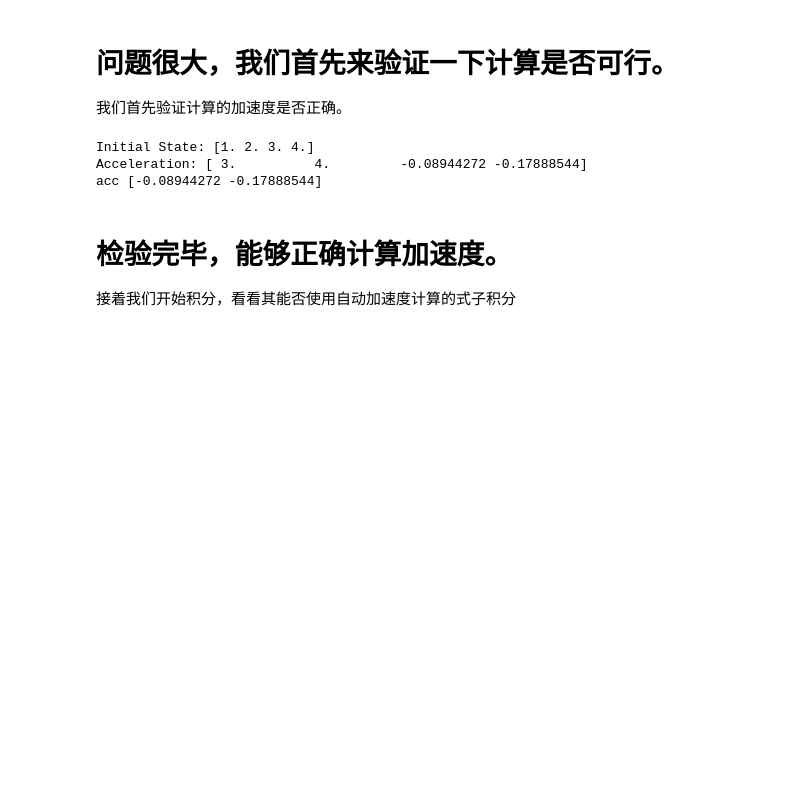
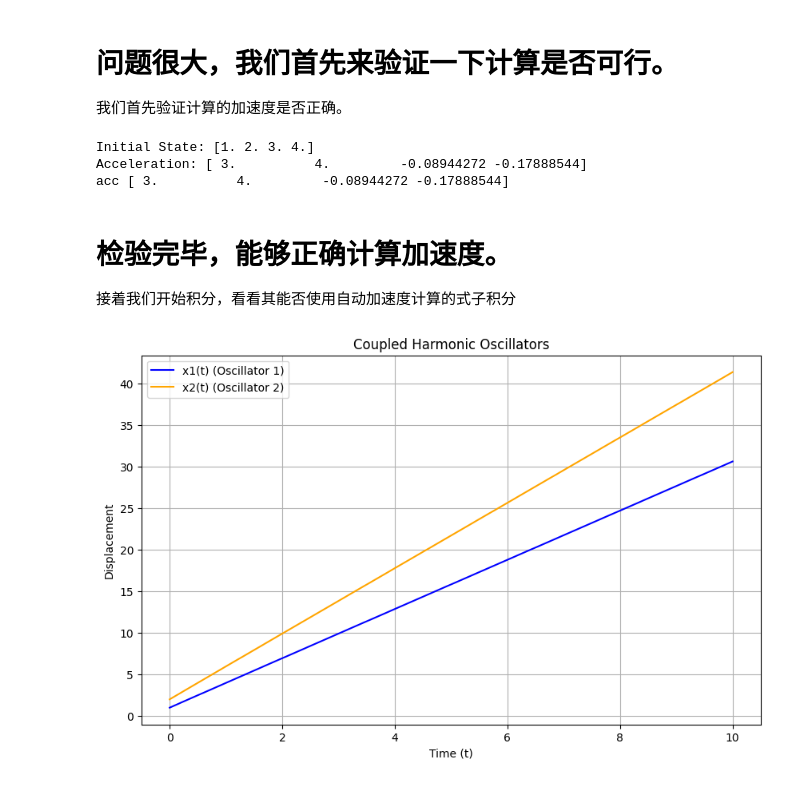
Before and after one commit to wears8/graduation_1, a Jupyter notebook: planet_orbit/plant_orbit.ipynb, the cells around one changed output. Drawn from its saved outputs; the diff is of its cells as text; code cells hidden in the pictures; blank space fills up the shorter version.

```diff
--- a/planet_orbit/plant_orbit.ipynb
+++ b/planet_orbit/plant_orbit.ipynb
@@ -364,14 +364,14 @@ import pandas as pd
 initial = jnp.array([1.0, 2.0 , 3.0, 4.0])
 
 #对应加速度
-def dynamic(state):
+def dynamic(state,t):
     x = state[0]
     y = state[1]
     x_tt = -x/(x**2 + y**2)**(3/2)
     y_tt = -y/(x**2 + y**2)**(3/2)
     return jnp.array([state[2],state[3],x_tt, y_tt])
 
-acceleration = dynamic(initial)
+acceleration = dynamic(initial,t)
 
 print("Initial State:", initial)
 print("Acceleration:", acceleration)
@@ -387,7 +387,9 @@ def equation(q: jnp.array, q_t: jnp.array, params: jnp.array) -> jnp.array:
 
     return T - V
 
-def compute_acceleration(q, q_t, params):
+def compute_acceleration(state,t, params):
+    q = state[:2]
+    q_t = state[2:]
     def lag(q, q_t, params):
         return equation(q, q_t, params)
     hessian_q_t = jax.hessian(lag, 1)(q, q_t, params)
@@ -398,33 +400,39 @@ def compute_acceleration(q, q_t, params):
 
 params = jnp.array([0.5, 1.0])
 
-print('acc',compute_acceleration(initial[:2],initial[2:], params))
+print('acc',compute_acceleration(initial,t, params))
 # %% [output]
 Initial State: [1. 2. 3. 4.]
 Acceleration: [ 3.          4.         -0.08944272 -0.17888544]
-acc [-0.08944272 -0.17888544]
+acc [ 3.          4.         -0.08944272 -0.17888544]
 # %% [markdown]
 # 检验完毕，能够正确计算加速度。
 接着我们开始积分，看看其能否使用自动加速度计算的式子积分
 # %%
 import jax.numpy as jnp
 from jax.experimental.ode import odeint
 import matplotlib.pyplot as plt
 
 t = jnp.linspace(0, 10, 100)  # 时间点，从 0 到 10，共 100 个点
 y0 = initial
 
 # 使用 odeint 求解
 y1 = odeint(dynamic, y0, t)
-y2 = odeint(compute_acceleration, y0, t, params)
+
+def wrapped_acceleration(state, t):
+    return compute_acceleration(state, t, params)
+
+y2 = odeint(wrapped_acceleration, y0,t)
 
 # 可视化
 plt.figure(figsize=(10, 6))
 plt.plot(t, y1[:, 0], label='x1(t) (Oscillator 1)', color='blue')
 plt.plot(t, y2[:, 1], label='x2(t) (Oscillator 2)', color='orange')
 plt.xlabel('Time (t)')
 plt.ylabel('Displacement')
 plt.title('Coupled Harmonic Oscillators')
 plt.legend()
 plt.grid(True)
 plt.show()
+# %% [output]
+[figure, added]
```
